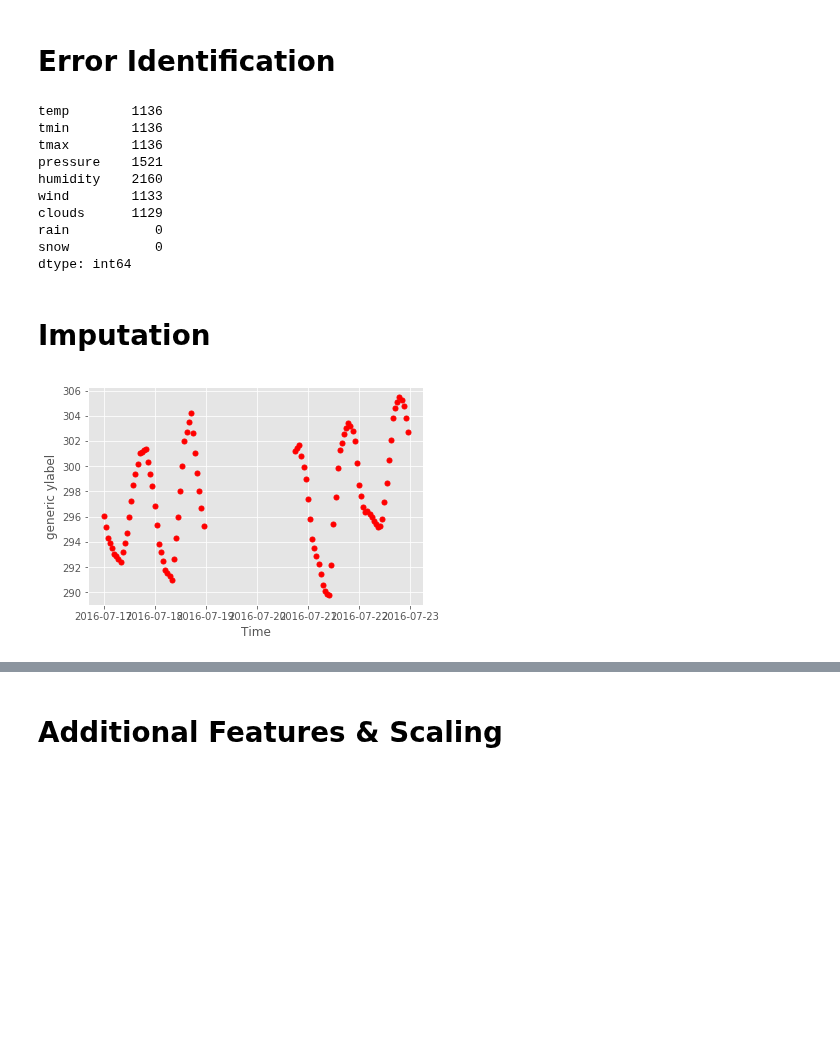
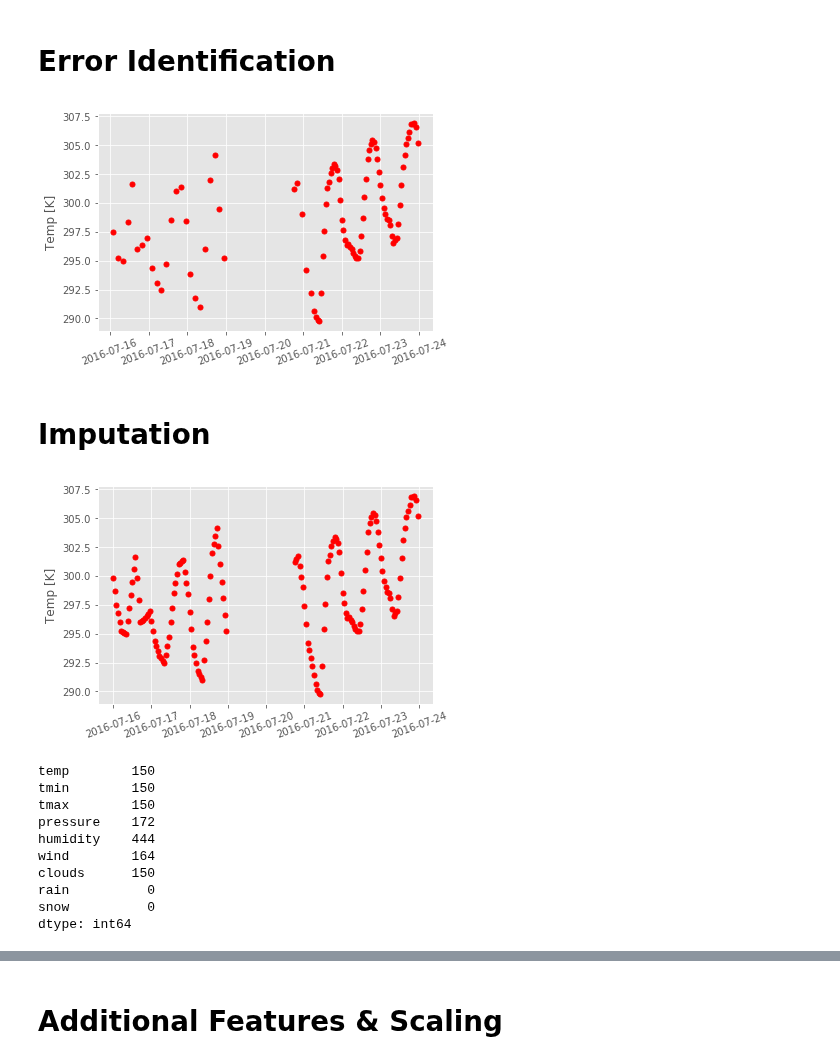
Before and after one commit to kevinkoste/university-load-forecasting, a Jupyter notebook: weather_pipeline.ipynb, the cells around one changed output, grey strips where cells are left out. Saved outputs shown, nothing was run; the diff lists cells and outputs as text; code cells hidden in the pictures; blank space fills up the shorter version.

Commit message:
lots of changes, streamlining sine impute

```diff
--- a/weather_pipeline.ipynb
+++ b/weather_pipeline.ipynb
@@ -73,17 +72,9 @@ sparse_weather['snow'].replace(np.NaN,0,inplace=True)
 sparse_weather['humidity'][0] = 46
 # %%
 # fn.plot_all(sparse_weather,'2013-01-01 00:00:00','2019-02-10 00:00:00')
-print(sparse_weather.isnull().sum())
+fn.plot_feature(sparse_weather,'temp','2016-07-16 00:00:00','2016-07-24 00:00:00',ylabel='Temp [K]')
+# print(sparse_weather.isnull().sum())
 # %% [output]
-temp        1136
-tmin        1136
-tmax        1136
-pressure    1521
-humidity    2160
-wind        1133
-clouds      1129
-rain           0
-snow           0
-dtype: int64
+[figure, added]
 # %% [markdown]
 # Imputation
@@ -90,12 +88,20 @@ dtype: int64
 # %%
-# impute missing ranges shorter than 6 hours using linear interpolation
-dense_weather = sparse_weather.copy(deep=True)
-impute_ok = fn.gap_indicator(dense_weather,6)
-
+# interpolates gaps shorter than 6 hours as indicated by bool_gaps
 for i in dense_weather.columns:
-    dense_weather[i].mask(impute_ok[i]==True,dense_weather[i].interpolate(method='linear',limit=6),inplace=True)
+    bool_gaps = fn.gap_finder(dense_weather,i,6)
+    dense_weather[i].mask(bool_gaps[i]==True,dense_weather[i].interpolate(method='linear'),inplace=True)
 # %%
-fn.plot_feature(dense_weather,'temp','2016-07-17 00:00:00','2016-07-23 00:00:00')
-# print(dense_weather.isnull().sum())
+fn.plot_feature(dense_weather,'temp','2016-07-16 00:00:00','2016-07-24 00:00:00',ylabel='Temp [K]')
+print(dense_weather.isnull().sum())
 # %% [output]
-[figure, old version]
+[figure, new version]
+temp        150
+tmin        150
+tmax        150
+pressure    172
+humidity    444
+wind        164
+clouds      150
+rain          0
+snow          0
+dtype: int64
```
Also changed, not shown: parts of 11 cells of this notebook, 2 other files.
